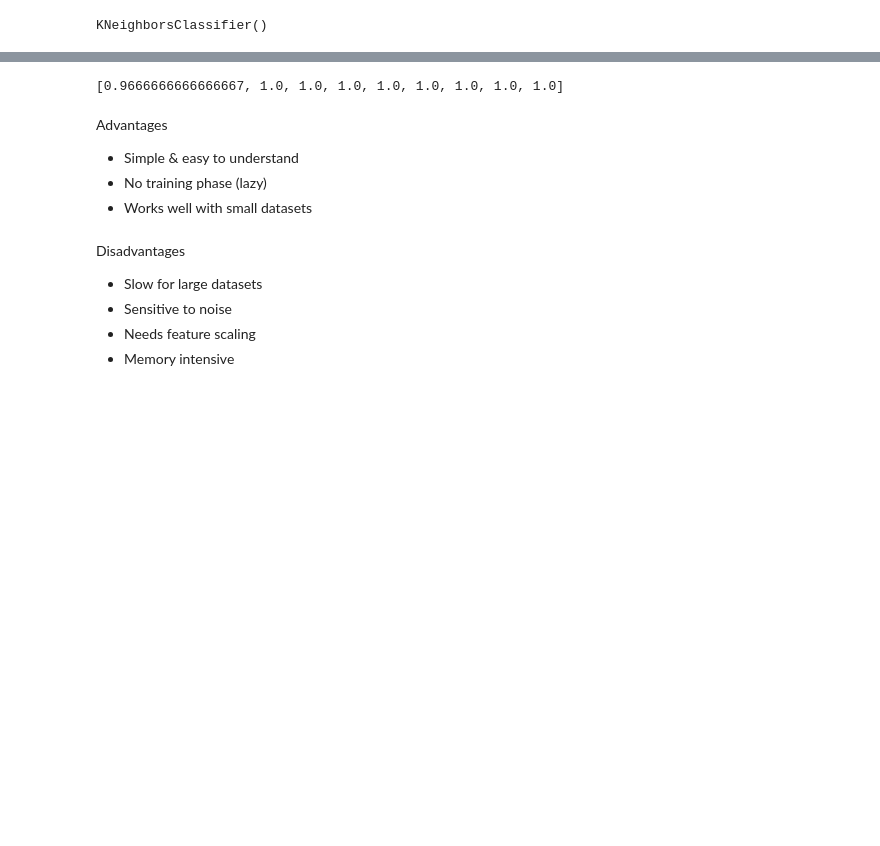
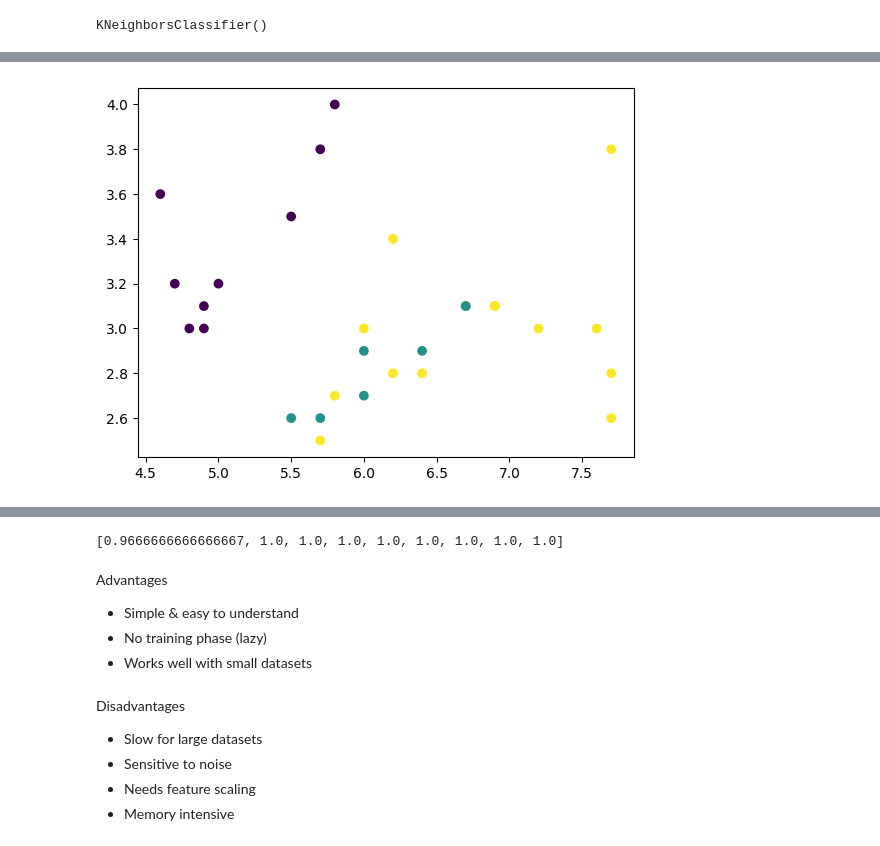
Before and after one commit to datasciencekibaatein/Machine-Learning-Batches, a Jupyter notebook: MachineLearning48/Supervised Learning/02-Classification Algorithm/3-KNN.ipynb, the cells around one changed output, grey strips where cells are left out. Cells and saved outputs as stored; diff of their text form; code cells hidden in the pictures; blank space fills up the shorter version.

```diff
--- a/MachineLearning48/Supervised Learning/02-Classification Algorithm/3-KNN.ipynb
+++ b/MachineLearning48/Supervised Learning/02-Classification Algorithm/3-KNN.ipynb
@@ -31,3 +87,8 @@ accuracy = accuracy_score(y_test,y_pred)
+# %%
+plt.scatter(X_test[:,0],X_test[:,1],c=y_test)
+plt.show()
+# %% [output]
+[figure, added]
 # %%
 accuracy
 # %% [output]
```
Also changed, not shown: parts of 7 cells of this notebook, 1 other file.
